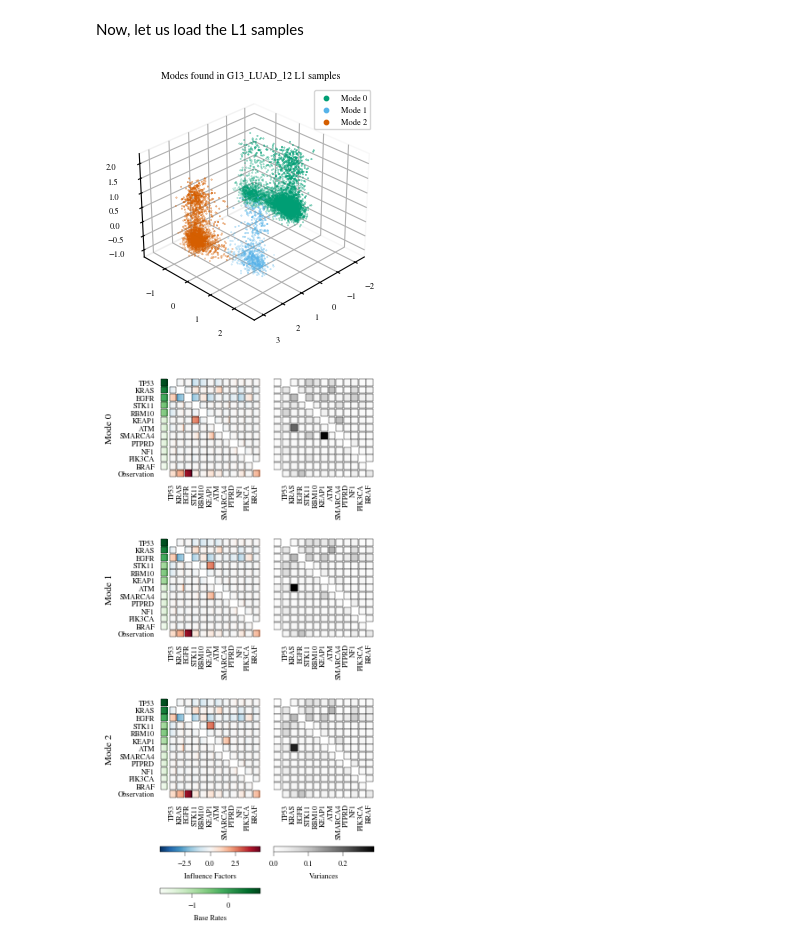
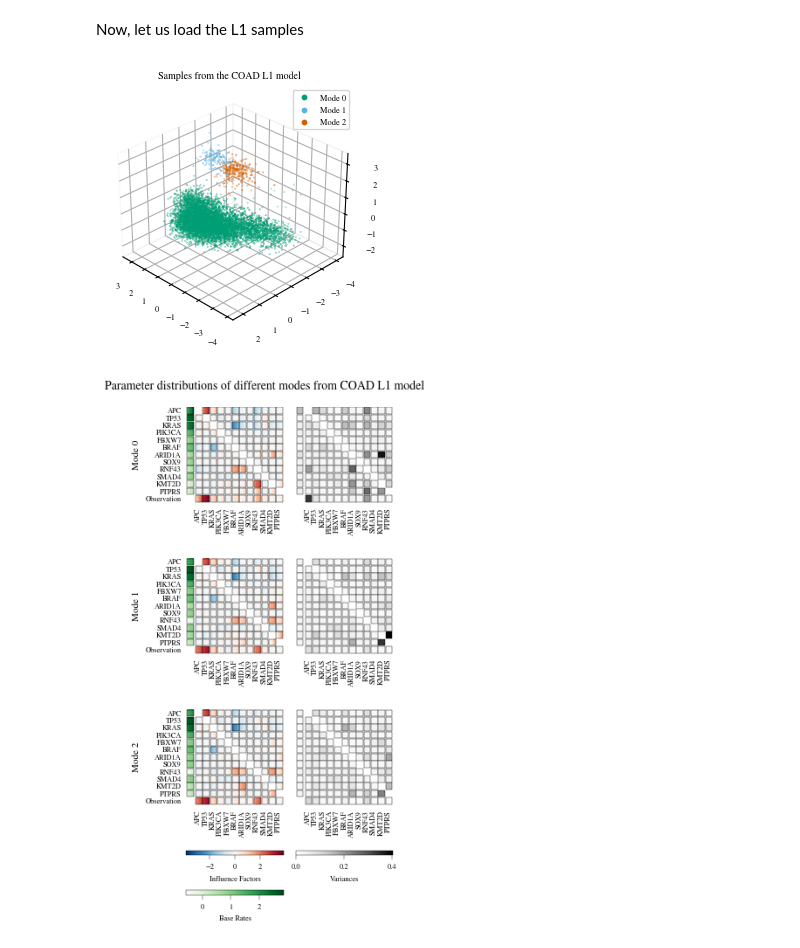
Before and after one commit to huy29433/MCMC-sampling-for-MHN, a Jupyter notebook: analysis/param_dist.ipynb, the cells around one changed output. Cells and saved outputs as stored; diff of their text form; code cells hidden in the pictures.

```diff
--- a/analysis/param_dist.ipynb
+++ b/analysis/param_dist.ipynb
@@ -64,7 +73,7 @@ for i, (data_name, quantiles, variances) in enumerate(
         [luad_variances, coad_variances])
 ):
 
-    data = pd.read_csv(f"../data/{data_name}.csv")
+    data = pd.read_csv(f"../data/{data_name}.csv", index_col=0)
     n_events = data.shape[1]
     event_names = data.columns.tolist()
 
@@ -134,7 +143,7 @@ fig.savefig("../results/figs/param_dist.pdf")
 # %% [markdown]
 Now, let us load the L1 samples
 # %%
-data_name = "G13_LUAD_12"
+data_name = "G13_COAD_12"
 
 samples = np.load(
     "../results/mcmc/G13_LUAD_12_l1_MALA_0_001.npy"
@@ -174,9 +183,13 @@ legend = ax.legend(markerscale=10)
 ax.xaxis.pane.fill = False
 ax.yaxis.pane.fill = False
 ax.zaxis.pane.fill = False
-_ = ax.set_title(f"Modes found in {data_name} L1 samples")
+_ = ax.set_title(f"Samples from the {data_name.split('_')[1]} L1 model")
+
+fig.savefig(
+    f"../results/figs/pca_{data_name.split('_')[1]}_l1.pdf"
+)
 # %% [output]
-[figure, old version]
+[figure, new version]
 # %%
 tile_len = 10
 
@@ -215,7 +228,7 @@ for i, (mode_name, quantiles, variances) in enumerate(
         luad_variances)
 ):
 
-    data = pd.read_csv(f"../data/{data_name}.csv")
+    data = pd.read_csv(f"../data/{data_name}.csv", index_col=0)
     n_events = data.shape[1]
     event_names = data.columns.tolist()
 
@@ -253,31 +266,35 @@ for i, (mode_name, quantiles, variances) in enumerate(
 
 cbars = list()
 cbars.append(plt.colorbar(
     mpl.cm.ScalarMappable(norm=mpl.colors.Normalize(
         vmin=-max_abs_ir, vmax=max_abs_ir), cmap="RdBu_r"),
     cax=cbar_ax[0],
     label="Influence Factors",
     orientation="horizontal",
 ))
 cbars.append(plt.colorbar(
     mpl.cm.ScalarMappable(norm=mpl.colors.Normalize(
         vmin=0, vmax=max_var), cmap="Greys"),
     cax=cbar_ax[1],
     label="Variances",
     orientation="horizontal",
 ))
 cbars.append(plt.colorbar(
     mpl.cm.ScalarMappable(norm=mpl.colors.Normalize(
         vmin=br_min, vmax=br_max), cmap="Greens"),
     cax=cbar_ax[2],
     label="Base Rates",
     orientation="horizontal",
 ))
 
 for cbar in cbars:
     cbar.outline.set_linewidth(0.3)
     cbar.ax.tick_params(width=0.3)
 
+fig.suptitle(f"Parameter distributions of different modes from {data_name.split('_')[1]} L1 model", fontsize=10)
 fig.tight_layout()
+fig.savefig(
+    f"../results/figs/param_dist_modes_{data_name.split('_')[1]}_l1.pdf"
+)
 # %% [output]
-[figure, old version]
+[figure, new version]
```
Also changed, not shown: parts of 1 cell of this notebook, 1 other file.
